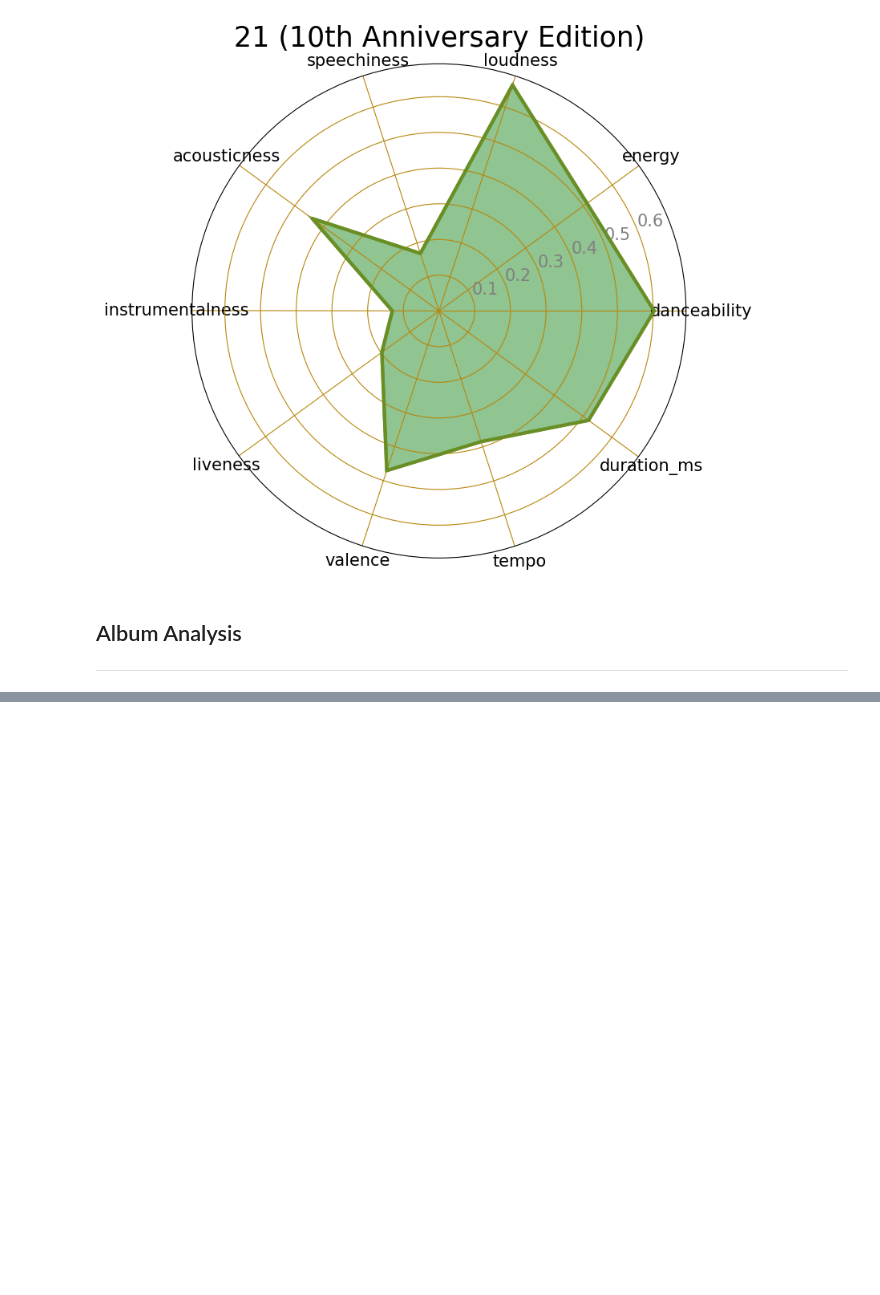
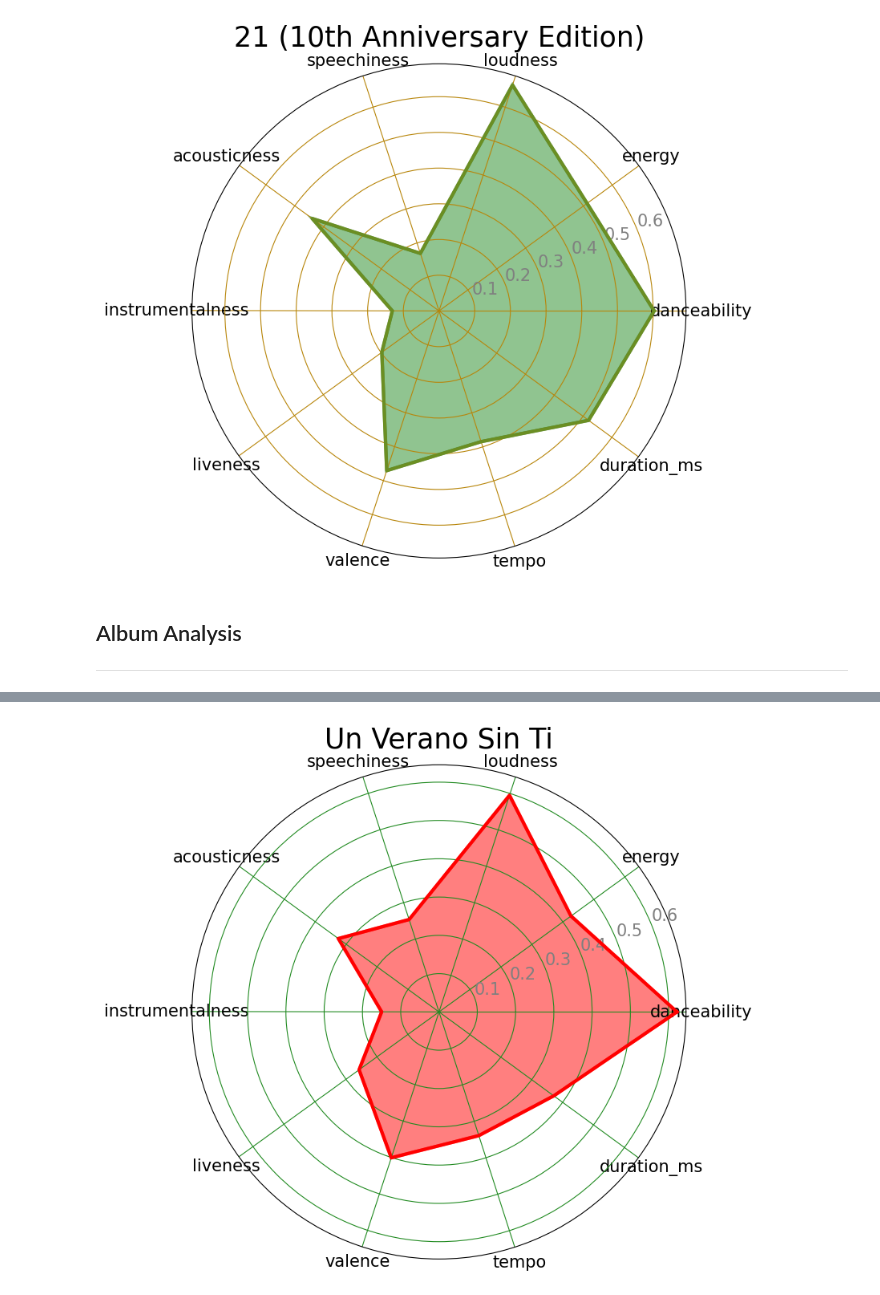
Before and after one commit to jenalvz/Spotify_API, a Jupyter notebook: Spotify_LatinIndie.ipynb, the cells around one changed output, grey strips where cells are left out. Saved outputs shown, nothing was run; the diff lists cells and outputs as text; code cells hidden in the pictures; blank space fills up the shorter version.

```diff
--- a/Spotify_LatinIndie.ipynb
+++ b/Spotify_LatinIndie.ipynb
@@ -188,8 +188,8 @@ album_results = sp.album(album_id)
 album_ids=[]
 
 for album_result in album_results['tracks']['items']:
-        album_track = str(album_results['name']['id']) ### strig indeces must be int not str
-        album_ids.append(album_track)
+    album_track = str(album_result['id'])  # corrected line
+    album_ids.append(album_track)
 
 album_song_meta={'id':[],'album':[], 'name':[],
            'artist':[],'explicit':[],'popularity':[]}
@@ -242,0 +254,5 @@ TypeError: string indices must be integers, not 'str'
+# %%
+#average value for each category
+
+album_music_feature= album_features_df[['danceability', 'energy', 'loudness', 'speechiness', 'acousticness', 'instrumentalness', 'liveness', 'valence', 'tempo', 'duration_ms']]
+album_music_feature.describe()
@@ -242,0 +269,40 @@ TypeError: string indices must be integers, not 'str'
+# %%
+# from sklearn.preprocessing import MinMaxScaler
+album_min_max_scaler = MinMaxScaler()
+album_music_feature.loc[:]=album_min_max_scaler.fit_transform(album_music_feature.loc[:])
+# %%
+# plot size
+album_fig=plt.figure(figsize=(12,8))
+
+# convert column names into a list
+album_categories=list(album_music_feature.columns)
+# number of categories
+N=len(album_categories)
+
+# create a list with the average of all features
+album_value=list(album_music_feature.mean())
+
+# repeat first value to close the circle
+# the plot is a circle, so we need to "complete the loop"
+# and append the start value to the end.
+album_value+=album_value[:1]
+pi= 3.14 # define pi as a numerical variable
+
+
+# calculate angle for each category
+album_angles=[n/float(N)*2*pi for n in range(N)]
+album_angles+=album_angles[:1]
+
+# plot
+plt.polar(album_angles, album_value, color="red", lw=3, label="a line")
+plt.fill(album_angles,album_value,alpha=0.5, facecolor='red', edgecolor='red', linewidth=3)
+
+
+plt.title('Un Verano Sin Ti', size=25)
+
+plt.xticks(album_angles[:-1],album_categories, size=15)
+plt.yticks(color='grey',size=15)
+plt.tick_params(grid_color='forestgreen')
+plt.show()
+# %% [output]
+[figure, added]
```
Also changed, not shown: parts of 2 cells of this notebook, 1 other file.
